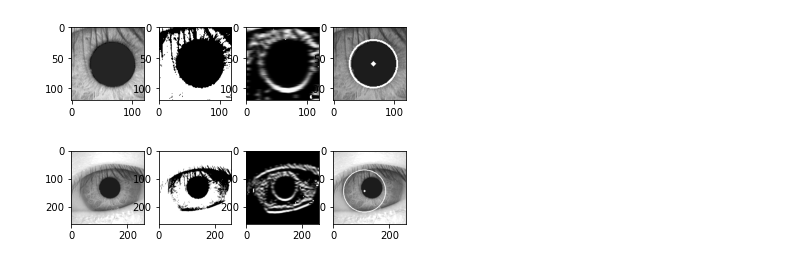
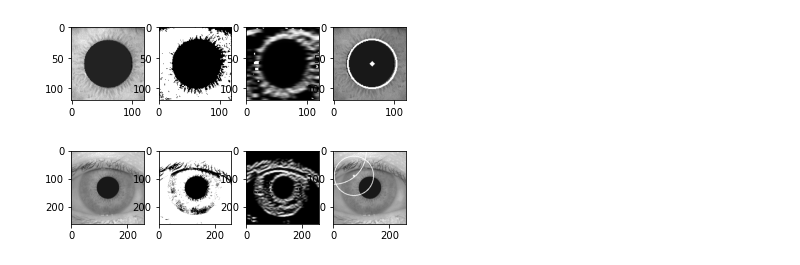
Before and after one commit to QifanJiang/Iris-Recognization-Project, a Jupyter notebook: localization_dev.ipynb, the cells around one changed output. Saved outputs shown, nothing was run; the diff lists cells and outputs as text; code cells hidden in the pictures.

```diff
--- a/localization_dev.ipynb
+++ b/localization_dev.ipynb
@@ -14,8 +13,8 @@ Detecting pupil and outer boundary of iris.
 You can choose other iris localization methods if they work better.
 '''
 
-path = 'CASIA Iris Image Database (version 1.0)/007/1'
-image_file = os.path.join(path, '007_1_2.bmp')
+path = 'CASIA Iris Image Database (version 1.0)/001/1'
+image_file = os.path.join(path, '001_1_2.bmp')
 image = cv2.imread(image_file)
 img_rgb = cv2.cvtColor(image, cv2.COLOR_BGR2RGB)
 img_gray = cv2.cvtColor(image, cv2.COLOR_BGR2GRAY)
@@ -112,19 +111,24 @@ _,img_bi = cv2.threshold(img_120, 127, 255, cv2.THRESH_BINARY)
 img_edge = gaussian_laplace(img_bi, sigma=3)
 
 # apply Hough Transform
-for i in range(1,4):
+mind = 10000
+for i in range(1,5):
     circles_in = cv2.HoughCircles(img_edge,cv2.HOUGH_GRADIENT,1,100,
                             param1=50,param2=10,minRadius=radius-i,maxRadius=radius+i)
+    if type(circles_in) != type(None):
+        d = np.sqrt((circles_in[0,0,0] - x_p3)**2 + (circles_in[0,0,1] - y_p3)**2 + (circles_in[0,0,2] - radius)**2)
+        if mind > d: # find nearest circle if it has several candidates
+            mind = d
+            innercircle = circles_in
 
-circles_in = np.uint16(np.around(circles_in[0]))
-
+innercircle = np.uint16(np.around(innercircle[0]))
 
 # check the detection for inner boundary
 
 # draw inner circle
 img_incircle = img_120.copy()
 
-for i in circles_in:
+for i in innercircle:
     cv2.circle(img_incircle,(i[0],i[1]),i[2],255,2)
     cv2.circle(img_incircle,(i[0],i[1]),2,255,3)
 
@@ -143,7 +147,7 @@ plt.imshow(img_incircle, cmap='gray')
 
 plt.show()
 # %% [output]
-[figure, old version]
+[figure, new version]
 # %%
 # detect outer boundary using Hough transform
 
@@ -152,36 +156,42 @@ img_260 = img_gray[y_p3-130:y_p3+130, x_p3-130:x_p3+130]
 _,img_bi2 = cv2.threshold(img_260, 127, 255, cv2.THRESH_BINARY)
 
 # use edge image so that detect iris correctly
 img_edge2 = gaussian_laplace(img_bi2, sigma=3)
 
 # apply Hough Transform
-for i in range(1,4):
-    circles_out = cv2.HoughCircles(img_edge2,cv2.HOUGH_GRADIENT,1,100,
-                            param1=30,param2=30,minRadius=70,maxRadius=120)
+mind = 10000
+for i in range(1,5):
+    circles_out = cv2.HoughCircles(img_edge,cv2.HOUGH_GRADIENT,1,100,
+                            param1=50,param2=10,minRadius=70,maxRadius=120)
+    if type(circles_out) != type(None):
+        d = np.sqrt((circles_in[0,0,0] - x_p3)**2 + (circles_in[0,0,1] - y_p3)**2)
+        if mind > d: # find nearest circle if it has several candidates
+            mind = d
+            outercircle = circles_out
 
-circles_out = np.uint16(np.around(circles_out[0]))
+outercircle = np.uint16(np.around(outercircle[0]))
 
 
 # check the detection for outer boundary
 # draw outer circle
 img_outcircle = img_260.copy()
 
-for i in circles_out:
+for i in outercircle:
     cv2.circle(img_outcircle,(i[0],i[1]),i[2],255,2)
     cv2.circle(img_outcircle,(i[0],i[1]),2,255,3)
 
 plt.subplot(1, 4, 1)
 plt.imshow(img_260, cmap='gray')
 
 plt.subplot(1, 4, 2)
 plt.imshow(img_bi2, cmap='gray')
 
 plt.subplot(1, 4, 3)
 plt.imshow(img_edge2, cmap='gray')
 
 plt.subplot(1, 4, 4)
 plt.imshow(img_outcircle, cmap='gray')
 
 plt.show()
 # %% [output]
-[figure, old version]
+[figure, new version]
```
Also changed, not shown: parts of 2 cells of this notebook, 8 other files.
